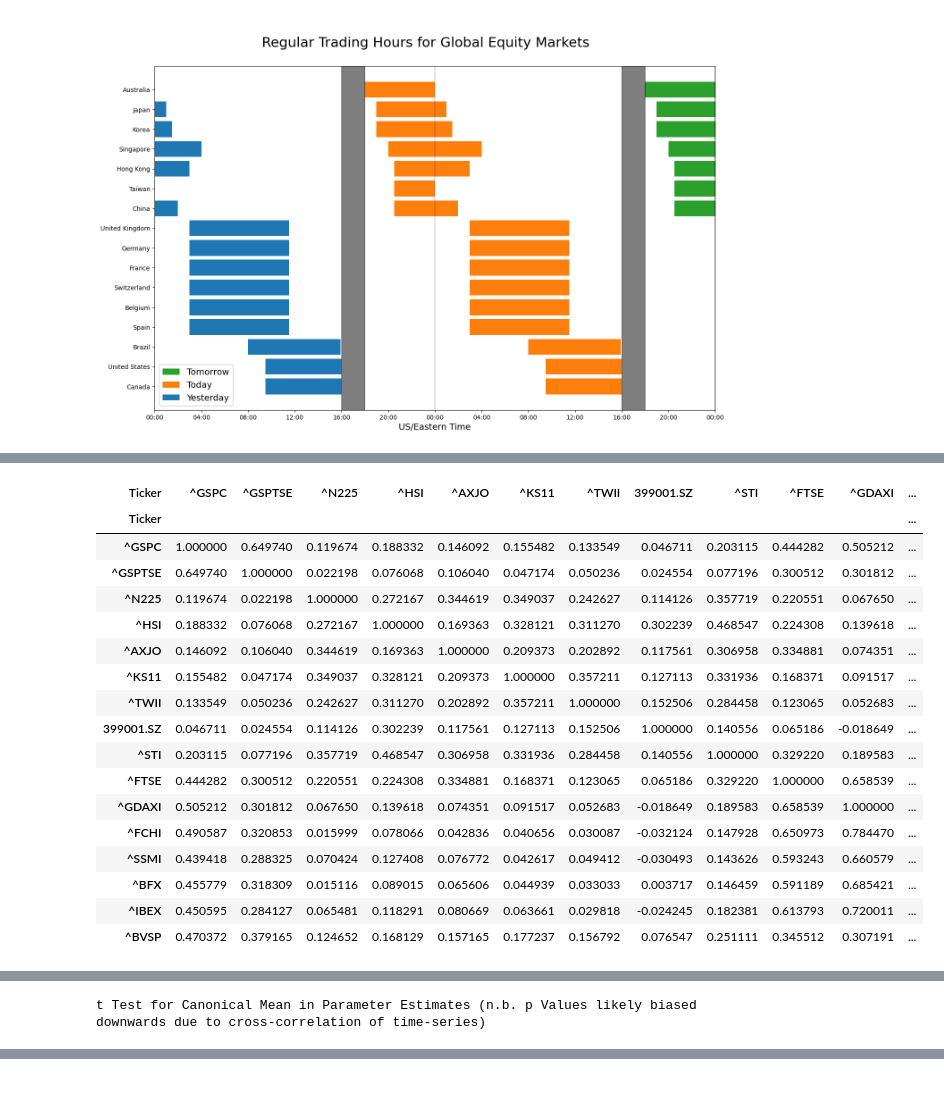
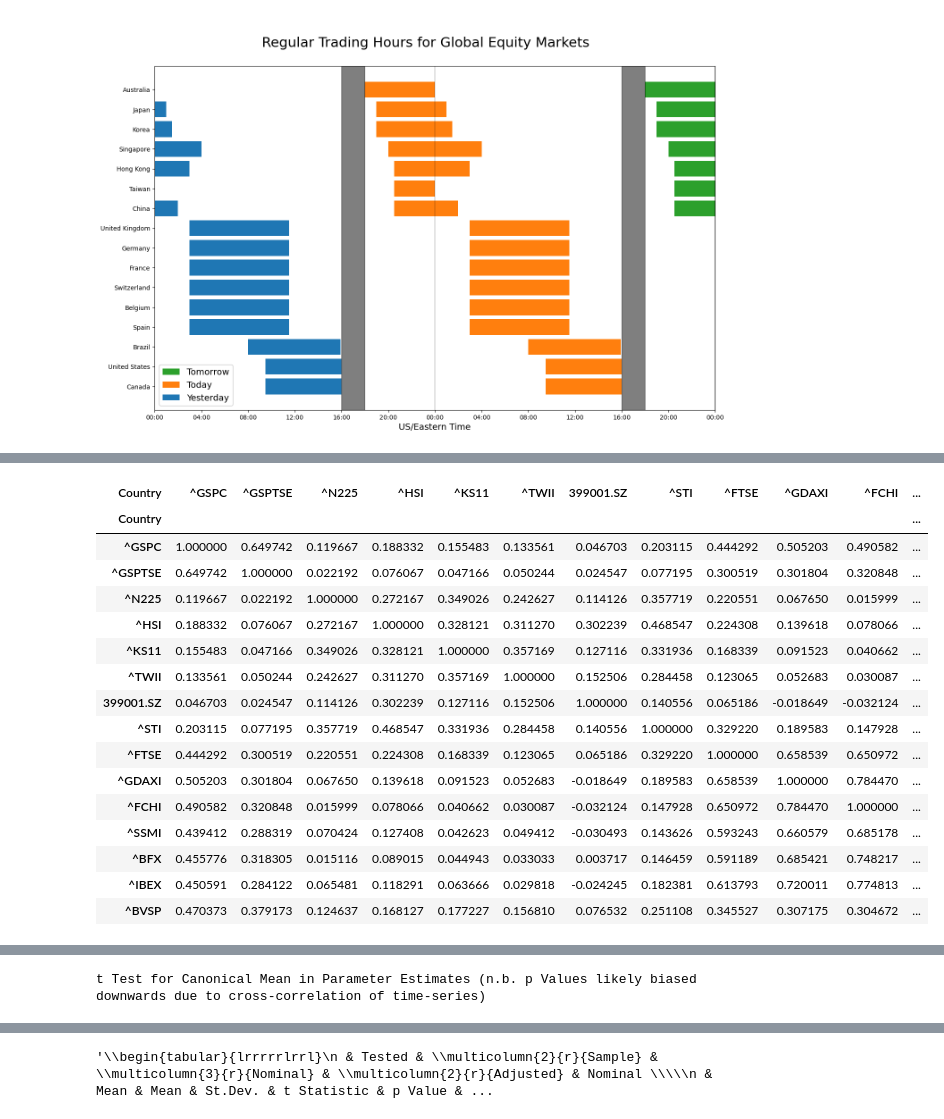
Before and after one commit to Farmhouse121/Wilmott-Articles, a Jupyter notebook: Other_Countries.ipynb, the cells around one changed output, grey strips where cells are left out. Saved outputs shown, nothing was run; the diff lists cells and outputs as text; code cells hidden in the pictures; blank space fills up the shorter version.

```diff
--- a/Other_Countries.ipynb
+++ b/Other_Countries.ipynb
@@ -354,12 +354,20 @@ for ticker in tqdm(universe.index):
 
         else:
             nprint("Regression failed for %s." % ticker)
+            universe.loc[ticker,(style,'sample')]=fit.nobs
+
+            for parameter in 'drift','autocorrelation','quiescent','stimulus','memory','downside','shape':
+                universe.loc[ticker,(style,parameter)]=np.nan
 
     else:
         nprint("Insufficient observations for %s." % ticker)
 
-xf=universe.xs(style,axis=1,level=0).set_index(universe[('Metadata','Country')])
+        for parameter in 'sample','drift','autocorrelation','quiescent','stimulus','memory','downside','shape':
+            universe.loc[ticker,(style,parameter)]=np.nan
+
+xf=universe.xs(style,axis=1,level=0)
+xf.index=universe[("Metadata","Country")]
 xf.index.names=["Country"]
 display(xf)
-#xf.to_latex()
+xf.style.to_latex()
 # %% [output]
@@ -385,0 +395,21 @@ display(xf)
+# %%
+from matplotlib.ticker import FormatStrFormatter
+
+figure,plot=pl.subplots(figsize=(ten*GoldenRatio,ten))
+lower,upper=0.4,1.1
+samples,bins,patches=plot.hist(universe.xs(style,axis=1,level=0)['shape'],bins=np.linspace(lower,upper,100))
+plot.set_xlim(lower,upper)
+plot.axvline(half,color="black",alpha=0.25)
+plot.set_xlabel("Fitted Kurtosis Parameter",fontsize=14)
+plot.set_ylabel("Frequency",fontsize=14)
+title="Distribution of %s Distribution Shape Estimates" % style
+figure.suptitle("\n"+title,fontsize=22)
+plot.set_title("%ss of Major Market Indices, %d to %d" % (feature,fyear,lyear),fontsize=20)
+plot.yaxis.set_major_formatter(FormatStrFormatter("%d"))
+plot.yaxis.set_ticks(np.arange(*plot.get_ylim(),one))
+
+for x,t in (half,"Normal\ndistribution"),(one,"Laplace\ndistribution"):
+    plot.axvline(x,color='black',alpha=0.2)
+    plot.text(x,zero,t,fontsize=14,ha='center',va='bottom')
+
+figure.savefig(title+".png",dpi=300,bbox_inches='tight')
@@ -420,43 +434,47 @@ figure.savefig(title+".png",dpi=300,bbox_inches='tight')
 # %%
 from scipy.stats import ttest_1samp as ttest,t as density
 results=pd.DataFrame({("Variable",""):[],("Tested","Mean"):[],("Sample","Mean"):[],("Sample","St.Dev."):[],("Nominal","t Statistic"):[],("Nominal","p Value"):[]}).set_index("Variable")
 results.columns=pd.MultiIndex.from_tuples(results.columns)
-study_group=universe.index #['^GSPC','^N225','399001.SZ','^FTSE','^BVSP']
-
+study_group=universe[universe[(style,"drift")].notna()].index #['^GSPC','^N225','399001.SZ','^FTSE','^BVSP']
 display(rho.loc[study_group,study_group])
+N=len(study_group)
+rf['N*']=N/(one+(N-one)*rf['Correlation']/hundred)
+rf['N-N*']=N-rf['N*']
+rf['N*/N']=rf['N*']/N
+display(rf) # recomputed for the size of the study group
 
 for variable in 'stimulus','downside','shape':
     sample=universe[universe.index.isin(study_group)].xs(style,axis=1,level=0)[variable]
     vname="Symmetric Response" if variable=='stimulus' else "Asymmetric Response" if variable=='downside' else 'Distribution Shape'
     results.loc[vname,("Tested","Mean")]=half if variable=='shape' else zero
     results.loc[vname,("Sample","Mean")]=sample.mean()
     results.loc[vname,("Sample","St.Dev.")]=sample.std()
     test_results=ttest(sample,results.loc[vname,("Tested","Mean")])
     results.loc[vname,("Nominal","t Statistic")]=test_results.statistic
     results.loc[vname,("Nominal","p Value")]=test_results.pvalue
 
 results[("Nominal","Significance")]=results[("Nominal","p Value")].apply(lambda x:'***' if x<0.001 else '**' if x<0.01 else '*' if x<0.05 else '')
 results[("Adjusted","t* Statistic")]=results[("Nominal","t Statistic")]*np.sqrt(rf.loc[feature,"N*/N"])
 results[("Adjusted","p* Value")]=one-density(rf.loc[feature,"N*"]-one).cdf(results[("Adjusted","t* Statistic")])
 results[("Nominal","Significance*")]=results[("Adjusted","p* Value")].apply(lambda x:'***' if x<0.001 else '**' if x<0.01 else '*' if x<0.05 else '')
 print("t Test for Canonical Mean in Parameter Estimates (n.b. p Values likely biased downwards due to cross-correlation of time-series)")
 display(results)
+results.style.to_latex()
 # %% [output]
-| Ticker | ^GSPC | ^GSPTSE | ^N225 | ^HSI | ^AXJO | ^KS11 | ^TWII | 399001.SZ | ^STI | ^FTSE | ^GDAXI | ... |
-| Ticker |  |  |  |  |  |  |  |  |  |  |  | ... |
-| ^GSPC | 1.000000 | 0.649740 | 0.119674 | 0.188332 | 0.146092 | 0.155482 | 0.133549 | 0.046711 | 0.203115 | 0.444282 | 0.505212 | ... |
-| ^GSPTSE | 0.649740 | 1.000000 | 0.022198 | 0.076068 | 0.106040 | 0.047174 | 0.050236 | 0.024554 | 0.077196 | 0.300512 | 0.301812 | ... |
-| ^N225 | 0.119674 | 0.022198 | 1.000000 | 0.272167 | 0.344619 | 0.349037 | 0.242627 | 0.114126 | 0.357719 | 0.220551 | 0.067650 | ... |
-| ^HSI | 0.188332 | 0.076068 | 0.272167 | 1.000000 | 0.169363 | 0.328121 | 0.311270 | 0.302239 | 0.468547 | 0.224308 | 0.139618 | ... |
-| ^AXJO | 0.146092 | 0.106040 | 0.344619 | 0.169363 | 1.000000 | 0.209373 | 0.202892 | 0.117561 | 0.306958 | 0.334881 | 0.074351 | ... |
-| ^KS11 | 0.155482 | 0.047174 | 0.349037 | 0.328121 | 0.209373 | 1.000000 | 0.357211 | 0.127113 | 0.331936 | 0.168371 | 0.091517 | ... |
-| ^TWII | 0.133549 | 0.050236 | 0.242627 | 0.311270 | 0.202892 | 0.357211 | 1.000000 | 0.152506 | 0.284458 | 0.123065 | 0.052683 | ... |
-| 399001.SZ | 0.046711 | 0.024554 | 0.114126 | 0.302239 | 0.117561 | 0.127113 | 0.152506 | 1.000000 | 0.140556 | 0.065186 | -0.018649 | ... |
-| ^STI | 0.203115 | 0.077196 | 0.357719 | 0.468547 | 0.306958 | 0.331936 | 0.284458 | 0.140556 | 1.000000 | 0.329220 | 0.189583 | ... |
-| ^FTSE | 0.444282 | 0.300512 | 0.220551 | 0.224308 | 0.334881 | 0.168371 | 0.123065 | 0.065186 | 0.329220 | 1.000000 | 0.658539 | ... |
-| ^GDAXI | 0.505212 | 0.301812 | 0.067650 | 0.139618 | 0.074351 | 0.091517 | 0.052683 | -0.018649 | 0.189583 | 0.658539 | 1.000000 | ... |
-| ^FCHI | 0.490587 | 0.320853 | 0.015999 | 0.078066 | 0.042836 | 0.040656 | 0.030087 | -0.032124 | 0.147928 | 0.650973 | 0.784470 | ... |
-| ^SSMI | 0.439418 | 0.288325 | 0.070424 | 0.127408 | 0.076772 | 0.042617 | 0.049412 | -0.030493 | 0.143626 | 0.593243 | 0.660579 | ... |
-| ^BFX | 0.455779 | 0.318309 | 0.015116 | 0.089015 | 0.065606 | 0.044939 | 0.033033 | 0.003717 | 0.146459 | 0.591189 | 0.685421 | ... |
-| ^IBEX | 0.450595 | 0.284127 | 0.065481 | 0.118291 | 0.080669 | 0.063661 | 0.029818 | -0.024245 | 0.182381 | 0.613793 | 0.720011 | ... |
-| ^BVSP | 0.470372 | 0.379165 | 0.124652 | 0.168129 | 0.157165 | 0.177237 | 0.156792 | 0.076547 | 0.251111 | 0.345512 | 0.307191 | ... |
+| Country | ^GSPC | ^GSPTSE | ^N225 | ^HSI | ^KS11 | ^TWII | 399001.SZ | ^STI | ^FTSE | ^GDAXI | ^FCHI | ... |
+| Country |  |  |  |  |  |  |  |  |  |  |  | ... |
+| ^GSPC | 1.000000 | 0.649742 | 0.119667 | 0.188332 | 0.155483 | 0.133561 | 0.046703 | 0.203115 | 0.444292 | 0.505203 | 0.490582 | ... |
+| ^GSPTSE | 0.649742 | 1.000000 | 0.022192 | 0.076067 | 0.047166 | 0.050244 | 0.024547 | 0.077195 | 0.300519 | 0.301804 | 0.320848 | ... |
+| ^N225 | 0.119667 | 0.022192 | 1.000000 | 0.272167 | 0.349026 | 0.242627 | 0.114126 | 0.357719 | 0.220551 | 0.067650 | 0.015999 | ... |
+| ^HSI | 0.188332 | 0.076067 | 0.272167 | 1.000000 | 0.328121 | 0.311270 | 0.302239 | 0.468547 | 0.224308 | 0.139618 | 0.078066 | ... |
+| ^KS11 | 0.155483 | 0.047166 | 0.349026 | 0.328121 | 1.000000 | 0.357169 | 0.127116 | 0.331936 | 0.168339 | 0.091523 | 0.040662 | ... |
+| ^TWII | 0.133561 | 0.050244 | 0.242627 | 0.311270 | 0.357169 | 1.000000 | 0.152506 | 0.284458 | 0.123065 | 0.052683 | 0.030087 | ... |
+| 399001.SZ | 0.046703 | 0.024547 | 0.114126 | 0.302239 | 0.127116 | 0.152506 | 1.000000 | 0.140556 | 0.065186 | -0.018649 | -0.032124 | ... |
+| ^STI | 0.203115 | 0.077195 | 0.357719 | 0.468547 | 0.331936 | 0.284458 | 0.140556 | 1.000000 | 0.329220 | 0.189583 | 0.147928 | ... |
+| ^FTSE | 0.444292 | 0.300519 | 0.220551 | 0.224308 | 0.168339 | 0.123065 | 0.065186 | 0.329220 | 1.000000 | 0.658539 | 0.650972 | ... |
+| ^GDAXI | 0.505203 | 0.301804 | 0.067650 | 0.139618 | 0.091523 | 0.052683 | -0.018649 | 0.189583 | 0.658539 | 1.000000 | 0.784470 | ... |
+| ^FCHI | 0.490582 | 0.320848 | 0.015999 | 0.078066 | 0.040662 | 0.030087 | -0.032124 | 0.147928 | 0.650972 | 0.784470 | 1.000000 | ... |
+| ^SSMI | 0.439412 | 0.288319 | 0.070424 | 0.127408 | 0.042623 | 0.049412 | -0.030493 | 0.143626 | 0.593243 | 0.660579 | 0.685178 | ... |
+| ^BFX | 0.455776 | 0.318305 | 0.015116 | 0.089015 | 0.044943 | 0.033033 | 0.003717 | 0.146459 | 0.591189 | 0.685421 | 0.748217 | ... |
+| ^IBEX | 0.450591 | 0.284122 | 0.065481 | 0.118291 | 0.063666 | 0.029818 | -0.024245 | 0.182381 | 0.613793 | 0.720011 | 0.774813 | ... |
+| ^BVSP | 0.470373 | 0.379173 | 0.124637 | 0.168127 | 0.177227 | 0.156810 | 0.076532 | 0.251108 | 0.345527 | 0.307175 | 0.304672 | ... |
@@ -469,0 +493 @@ t Test for Canonical Mean in Parameter Estimates (n.b. p Values likely biased do
+'\\begin{tabular}{lrrrrrlrrl}\n & Tested & \\multicolumn{2}{r}{Sample} & \\multicolumn{3}{r}{Nominal} & \\multicolumn{2}{r}{Adjusted} & Nominal \\\\\n & Mean & Mean & St.Dev. & t Statistic & p Value & ...
```
Also changed, not shown: parts of 9 cells of this notebook.
